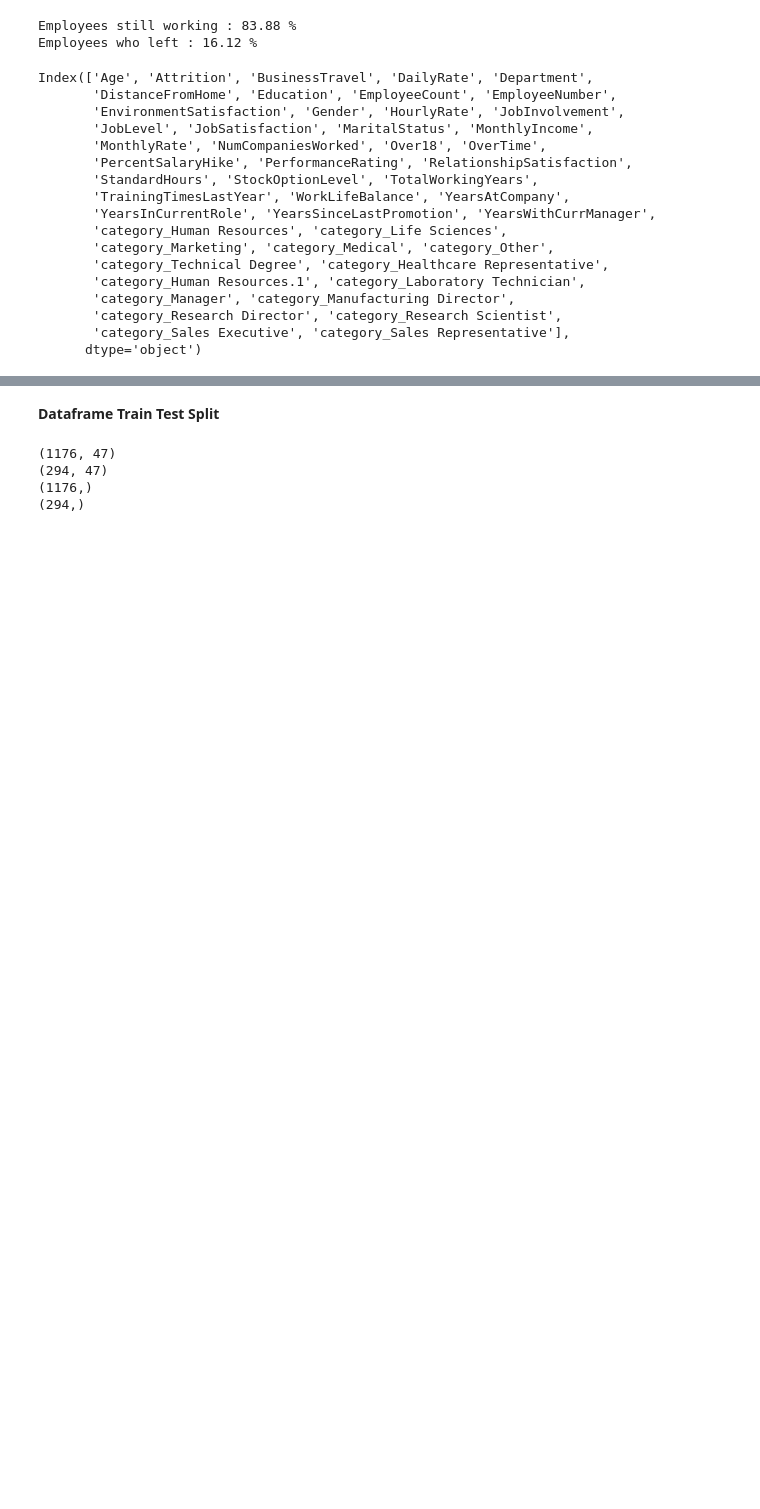
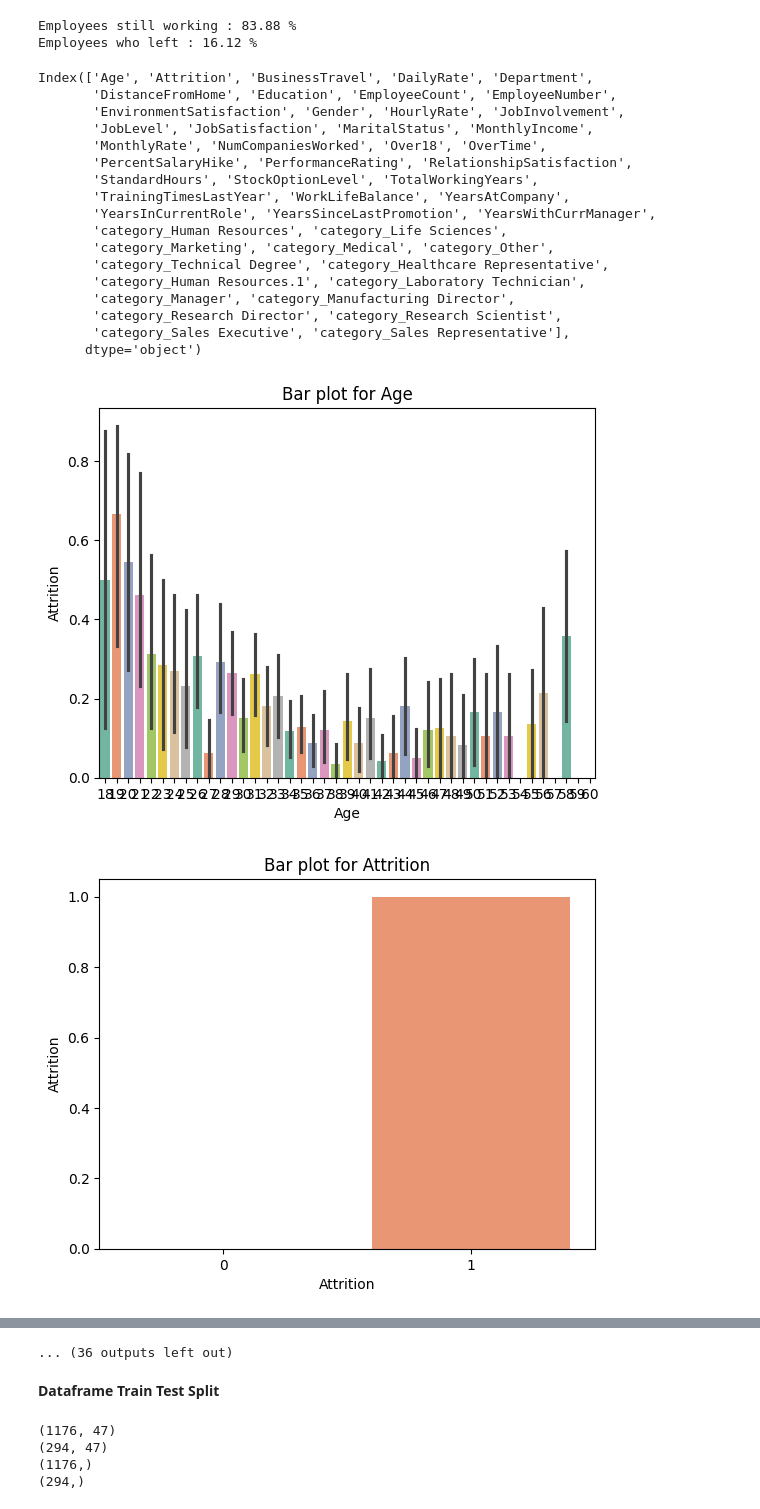
Before and after one commit to Technocolabs100/Acme-AttritionForecast-Analysis-and-Prediction, a Jupyter notebook: Acme_employee_attrition_prediction.ipynb, the cells around one changed output, grey strips where cells are left out. Saved outputs shown, nothing was run; the diff lists cells and outputs as text; code cells hidden in the pictures; blank space fills up the shorter version.

```diff
--- a/Acme_employee_attrition_prediction.ipynb
+++ b/Acme_employee_attrition_prediction.ipynb
@@ -138,11 +136,14 @@ Index(['Age', 'Attrition', 'BusinessTravel', 'DailyRate', 'Department',
        'category_Sales Executive', 'category_Sales Representative'],
       dtype='object')
 # %%
-# def display_graphs(df,y):
-#   for col in df.columns:
-#     sns.barplot(x=col,y=y,data=df,palette='Set2')
-#     plt.title(f'Bar plot for {col}')
-#     plt.xlabel(col)
-#     plt.ylabel('Attrition')
-#     plt.show()
-# display_graphs(df,y)
+def display_graphs(df,y):
+  for col in df.columns:
+    sns.barplot(x=col,y=y,data=df,palette='Set2')
+    plt.title(f'Bar plot for {col}')
+    plt.xlabel(col)
+    plt.ylabel('Attrition')
+    plt.show()
+display_graphs(df,y)
+# %% [output]
+[figure, added]
+[figure, added]
@@ -149,3 +160,4 @@ Index(['Age', 'Attrition', 'BusinessTravel', 'DailyRate', 'Department',
+... (36 outputs left out)
 # %% [markdown]
 **Dataframe Train Test Split**
 # %%
```
Also changed, not shown: parts of 16 cells of this notebook.
